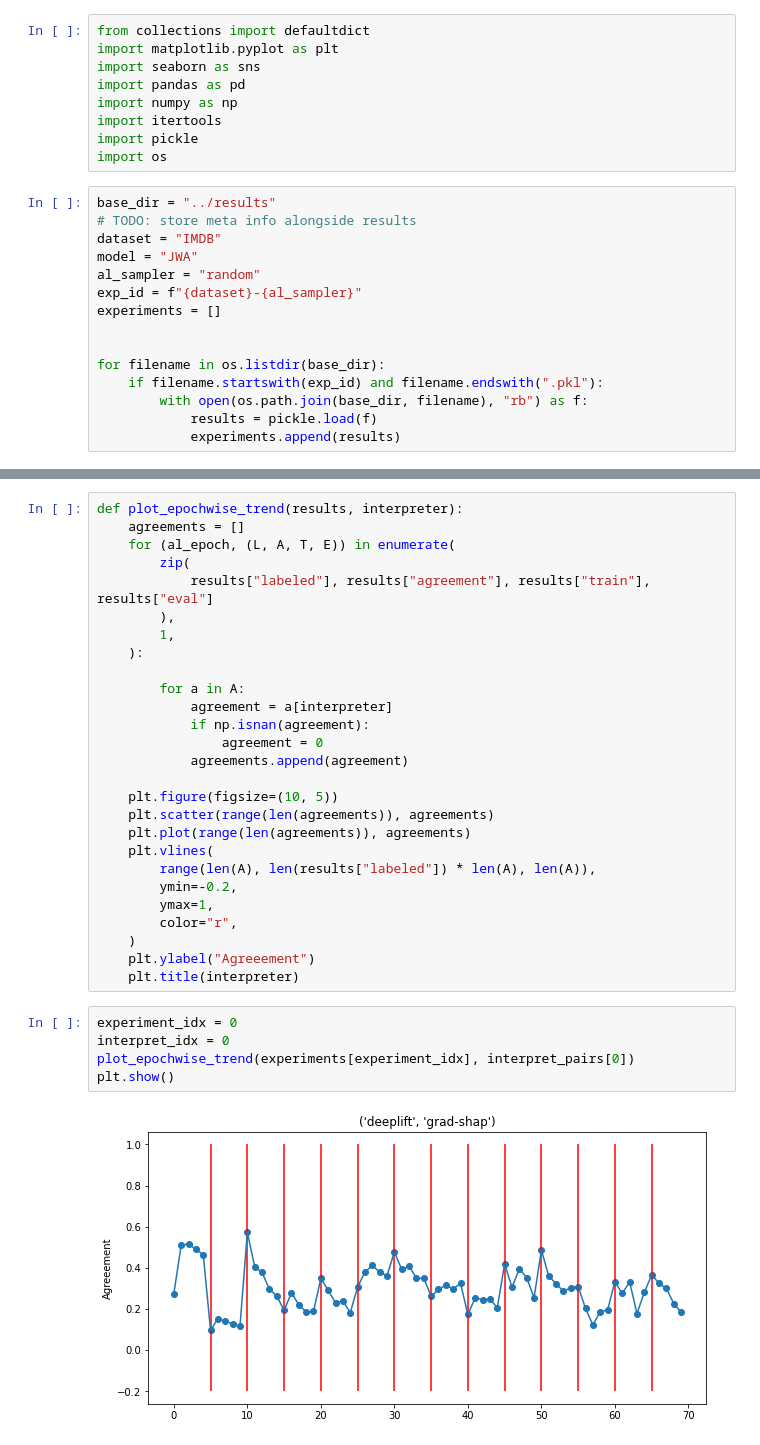
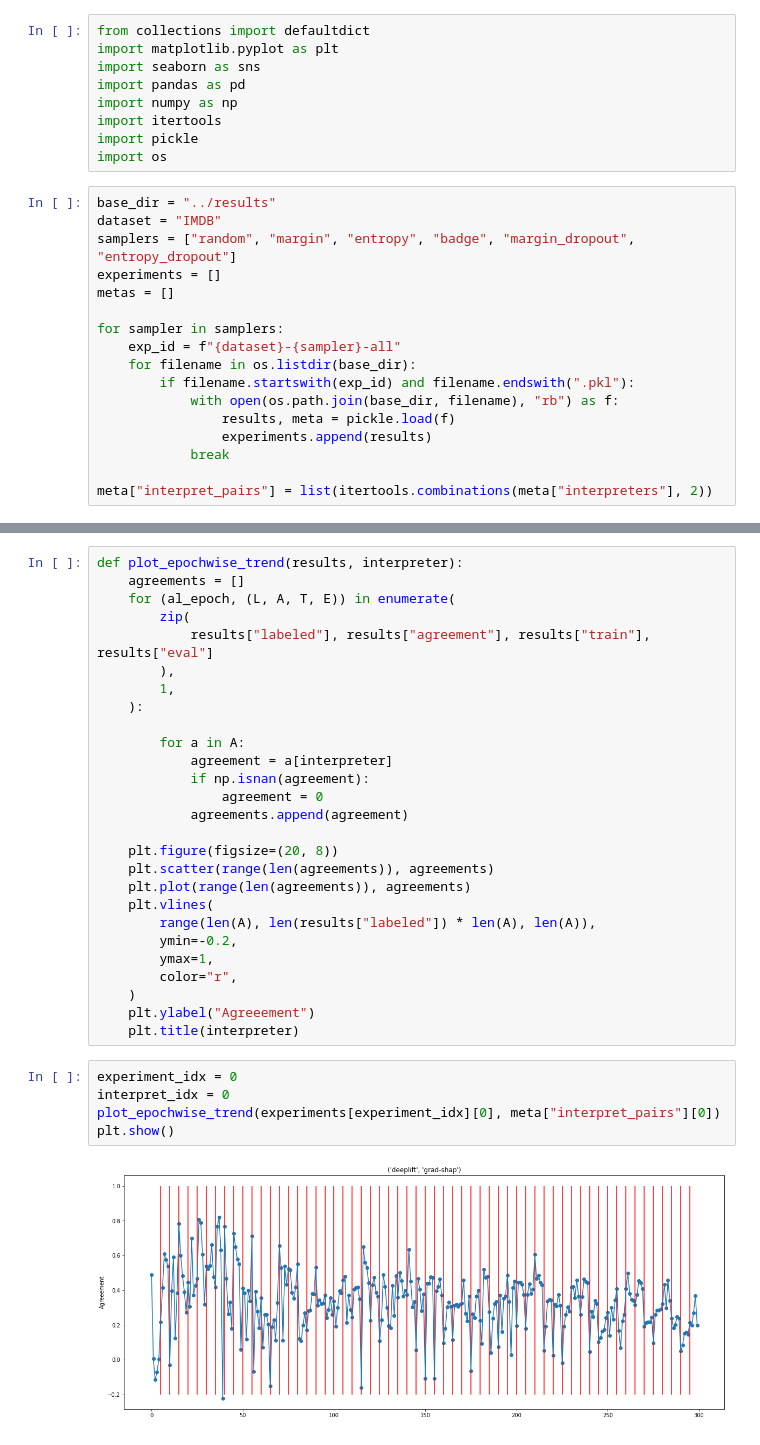
Before and after one commit to mttk/unity-in-xai-court, a Jupyter notebook: notebooks/viz.ipynb, the cells around one changed output, grey strips where cells are left out. Cells and saved outputs as stored; diff of their text form.

```diff
--- a/notebooks/viz.ipynb
+++ b/notebooks/viz.ipynb
@@ -9,16 +9,18 @@ import pickle
 import os
 # %%
 base_dir = "../results"
-# TODO: store meta info alongside results
 dataset = "IMDB"
-model = "JWA"
-al_sampler = "random"
-exp_id = f"{dataset}-{al_sampler}"
+samplers = ["random", "margin", "entropy", "badge", "margin_dropout", "entropy_dropout"]
 experiments = []
+metas = []
 
+for sampler in samplers:
+    exp_id = f"{dataset}-{sampler}-all"
+    for filename in os.listdir(base_dir):
+        if filename.startswith(exp_id) and filename.endswith(".pkl"):
+            with open(os.path.join(base_dir, filename), "rb") as f:
+                results, meta = pickle.load(f)
+                experiments.append(results)
+            break
 
-for filename in os.listdir(base_dir):
-    if filename.startswith(exp_id) and filename.endswith(".pkl"):
-        with open(os.path.join(base_dir, filename), "rb") as f:
-            results = pickle.load(f)
-            experiments.append(results)
+meta["interpret_pairs"] = list(itertools.combinations(meta["interpreters"], 2))
@@ -147,7 +216,7 @@ def plot_epochwise_trend(results, interpreter):
                 agreement = 0
             agreements.append(agreement)
 
-    plt.figure(figsize=(10, 5))
+    plt.figure(figsize=(20, 8))
     plt.scatter(range(len(agreements)), agreements)
     plt.plot(range(len(agreements)), agreements)
     plt.vlines(
@@ -161,7 +230,7 @@ def plot_epochwise_trend(results, interpreter):
 # %%
 experiment_idx = 0
 interpret_idx = 0
-plot_epochwise_trend(experiments[experiment_idx], interpret_pairs[0])
+plot_epochwise_trend(experiments[experiment_idx][0], meta["interpret_pairs"][0])
 plt.show()
 # %% [output]
-[figure, old version]
+[figure, new version]
```
Also changed, not shown: parts of 10 cells of this notebook, 4 other files.
